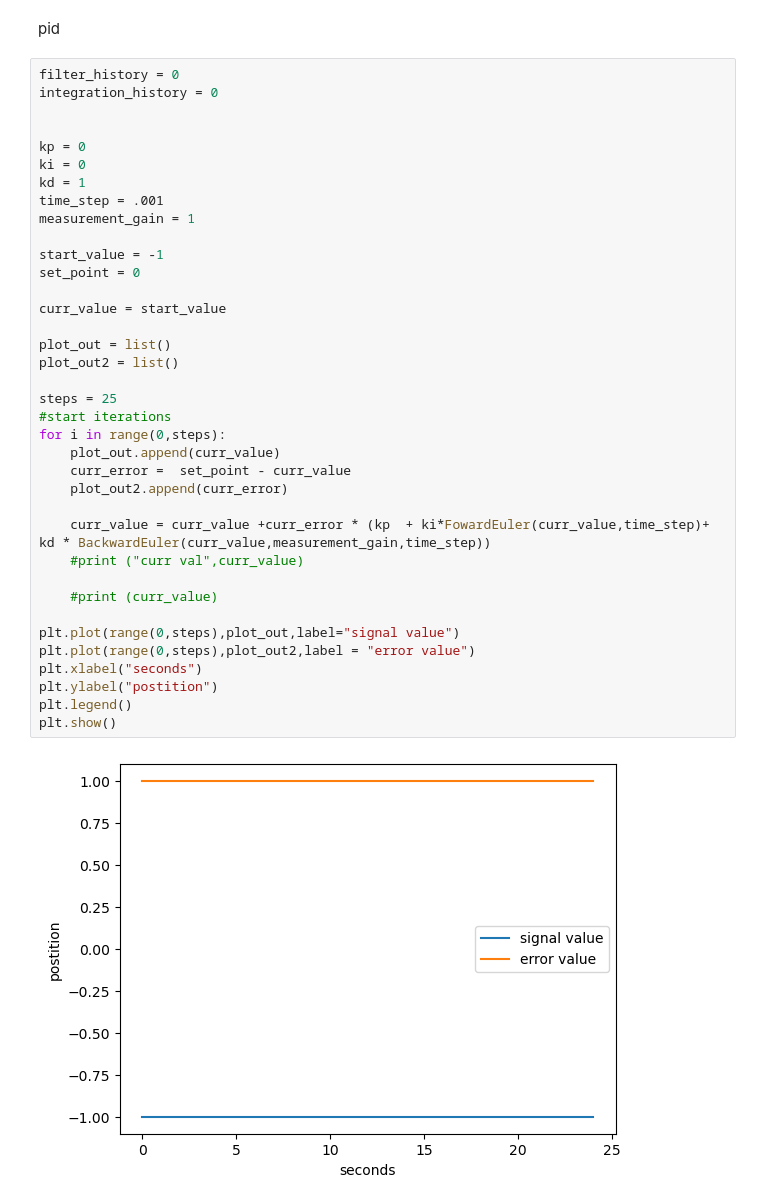
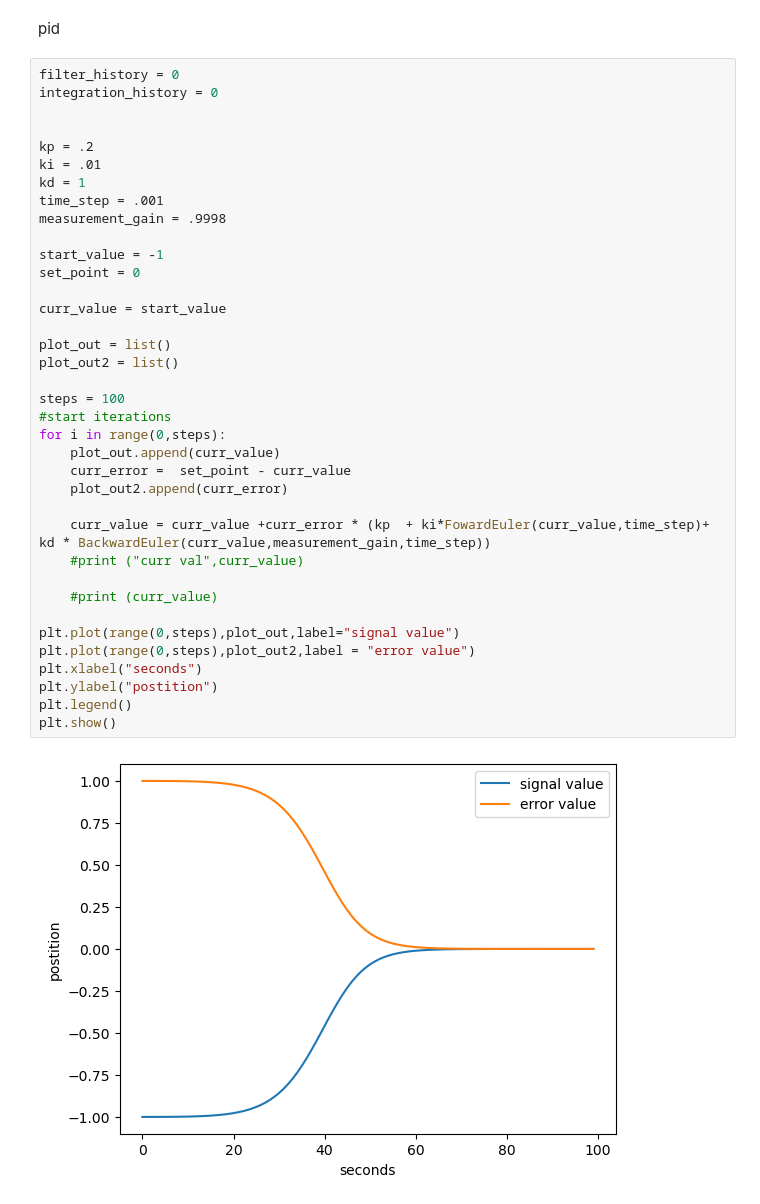
Before and after one commit to jordanirgang/PlatformIOServoMotor, a Jupyter notebook: python_proof_concept/digitalconversion.ipynb, the cells around one changed output. Saved outputs shown, nothing was run; the diff lists cells and outputs as text.

```diff
--- a/python_proof_concept/digitalconversion.ipynb
+++ b/python_proof_concept/digitalconversion.ipynb
@@ -137,37 +140,37 @@ filter_history = 0
 integration_history = 0
 
 
-kp = 0
-ki = 0
+kp = .2
+ki = .01
 kd = 1
 time_step = .001
-measurement_gain = 1
+measurement_gain = .9998
 
 start_value = -1
 set_point = 0
 
 curr_value = start_value
 
 plot_out = list()
 plot_out2 = list()
 
-steps = 25
+steps = 100
 #start iterations
 for i in range(0,steps):
     plot_out.append(curr_value)
     curr_error =  set_point - curr_value
     plot_out2.append(curr_error)
 
     curr_value = curr_value +curr_error * (kp  + ki*FowardEuler(curr_value,time_step)+ kd * BackwardEuler(curr_value,measurement_gain,time_step))
     #print ("curr val",curr_value)
 
     #print (curr_value)
 
 plt.plot(range(0,steps),plot_out,label="signal value")
 plt.plot(range(0,steps),plot_out2,label = "error value")
 plt.xlabel("seconds")
 plt.ylabel("postition")
 plt.legend()
 plt.show()
 # %% [output]
-[figure, old version]
+[figure, new version]
```
Also changed, not shown: parts of 1 cell of this notebook.
